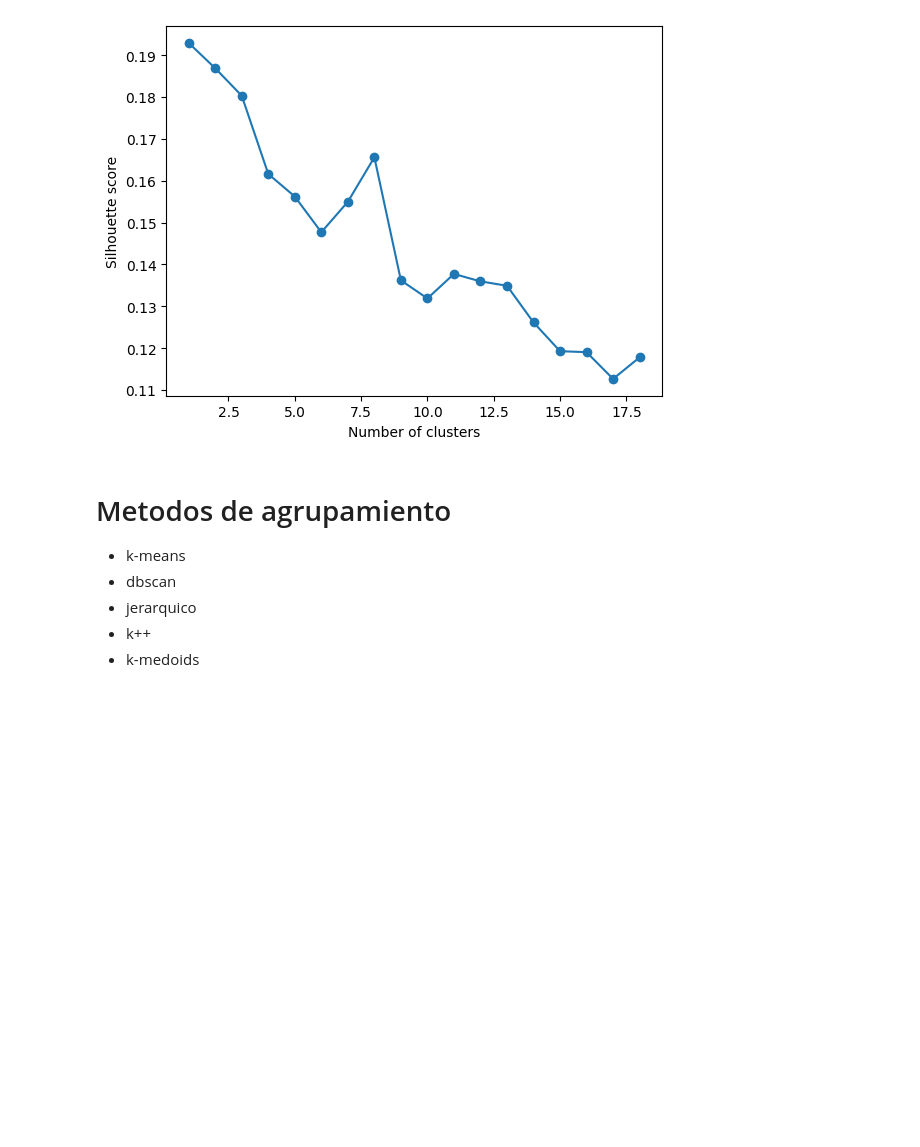
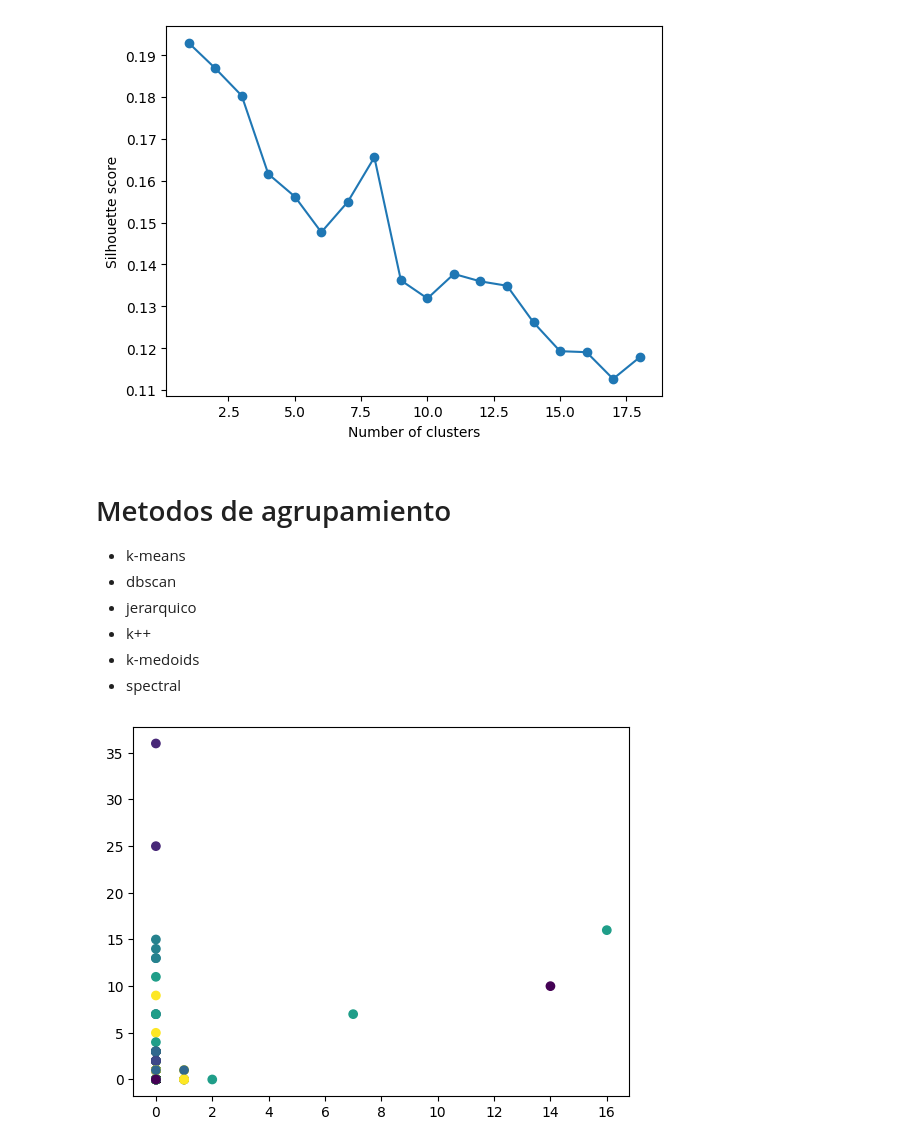
Before and after one commit to PepeRoConde/3year2sem, a Jupyter notebook: maai/p1/p1.ipynb, the cells around one changed output. Saved outputs shown, nothing was run; the diff lists cells and outputs as text; code cells hidden in the pictures; blank space fills up the shorter version.

```diff
--- a/maai/p1/p1.ipynb
+++ b/maai/p1/p1.ipynb
@@ -9,8 +21,8 @@ from utils.mnist_reader import load_mnist
 # %%
 X_train, y_train = load_mnist('data/fashion', kind='train')
 X_test, y_test = load_mnist('data/fashion', kind='t10k')
-X_train = X_train / 255.0
-X_test = X_test / 255.0
+X_train = X_train
+X_test = X_test
 
 print('X_train:', X_train.shape)
 print('y_train:', y_train.shape)
@@ -71,3 +78,18 @@ plt.show()
 - jerarquico
 - k++
 - k-medoids
+- spectral
+# %%
+def plot_clusters(predictions, X):
+    plt.scatter(X[:, 0], X[:, 1], c=predictions)
+    plt.show()
+# %%
+# TODO: Find the best number of clusters using the silhouette score
+best_k = 10
+kmeans = sklearn.cluster.KMeans(n_clusters=best_k)
+kmeans.fit(X_train)
+y_pred = kmeans.predict(X_train)
+# %%
+plot_clusters(y_pred, X_train)
+# %% [output]
+[figure, added]
```
Also changed, not shown: parts of 11 cells of this notebook.
